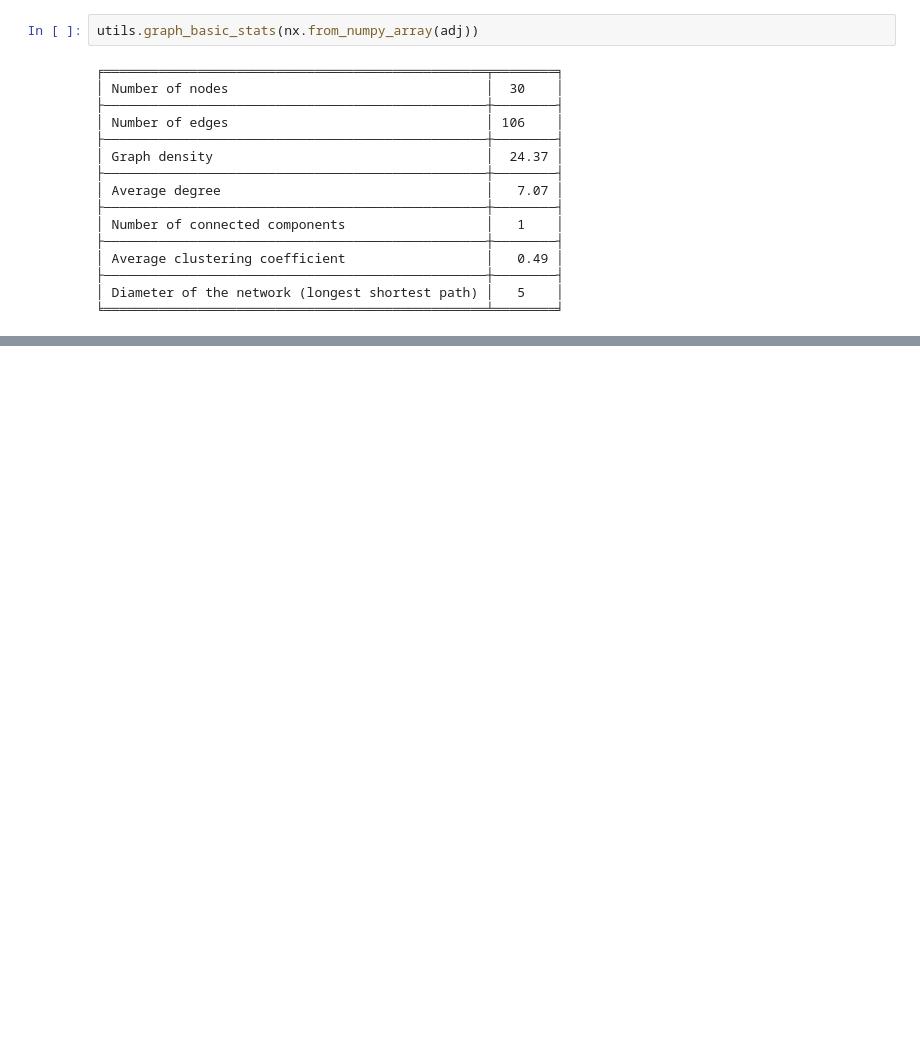
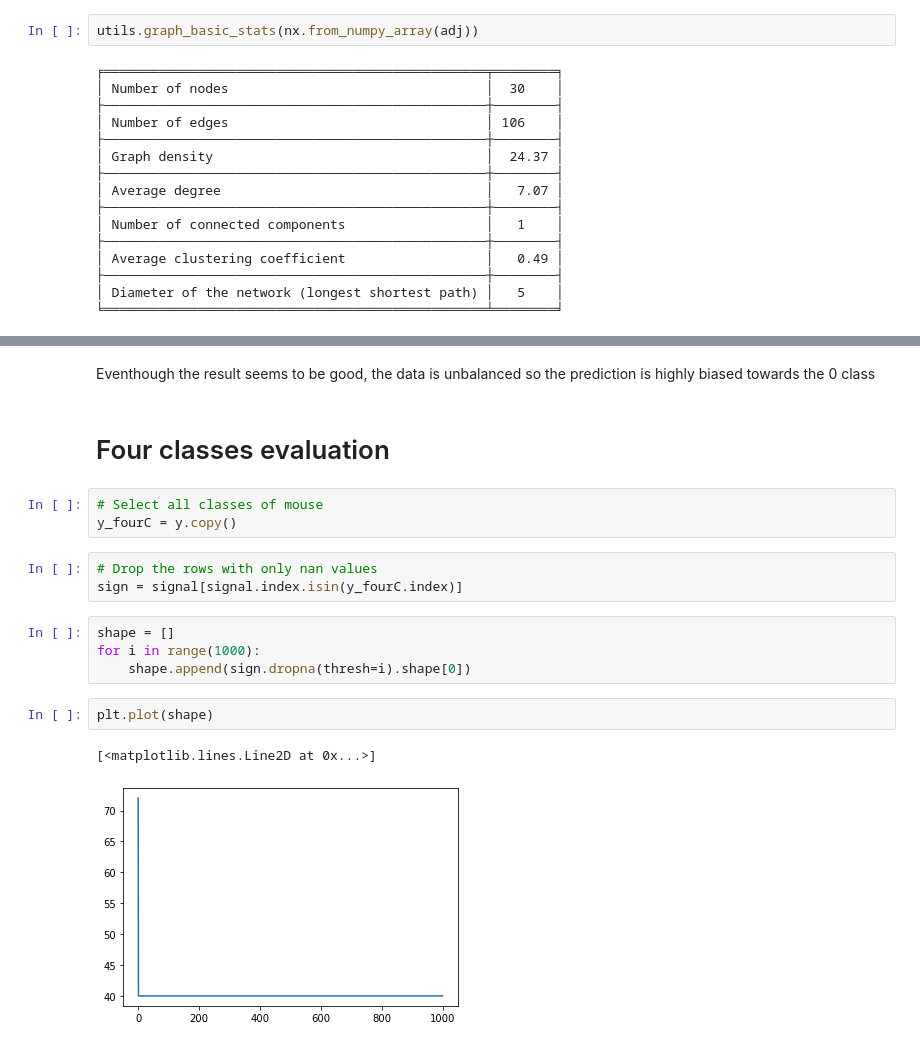
Before and after one commit to raphaelreiss/Network_tour_of_mice_genetics, a Jupyter notebook: GCN_test2.ipynb, the cells around one changed output, grey strips where cells are left out. Drawn from its saved outputs; the diff is of its cells as text; blank space fills up the shorter version.

```diff
--- a/GCN_test2.ipynb
+++ b/GCN_test2.ipynb
@@ -277,0 +326,19 @@ print("Test Accuracy {:.4f}".format(acc))
+# %% [markdown]
+Eventhough the result seems to be good, the data is unbalanced so the prediction is highly biased towards the 0 class
+# %% [markdown]
+# Four classes evaluation
+# %%
+# Select all classes of mouse
+y_fourC = y.copy()
+# %%
+# Drop the rows with only nan values
+sign = signal[signal.index.isin(y_fourC.index)]
+# %%
+shape = []
+for i in range(1000):
+    shape.append(sign.dropna(thresh=i).shape[0])
+# %%
+plt.plot(shape)
+# %% [output]
+[<matplotlib.lines.Line2D at 0x...>]
+[figure, added]
```
Also changed, not shown: parts of 43 cells of this notebook.
